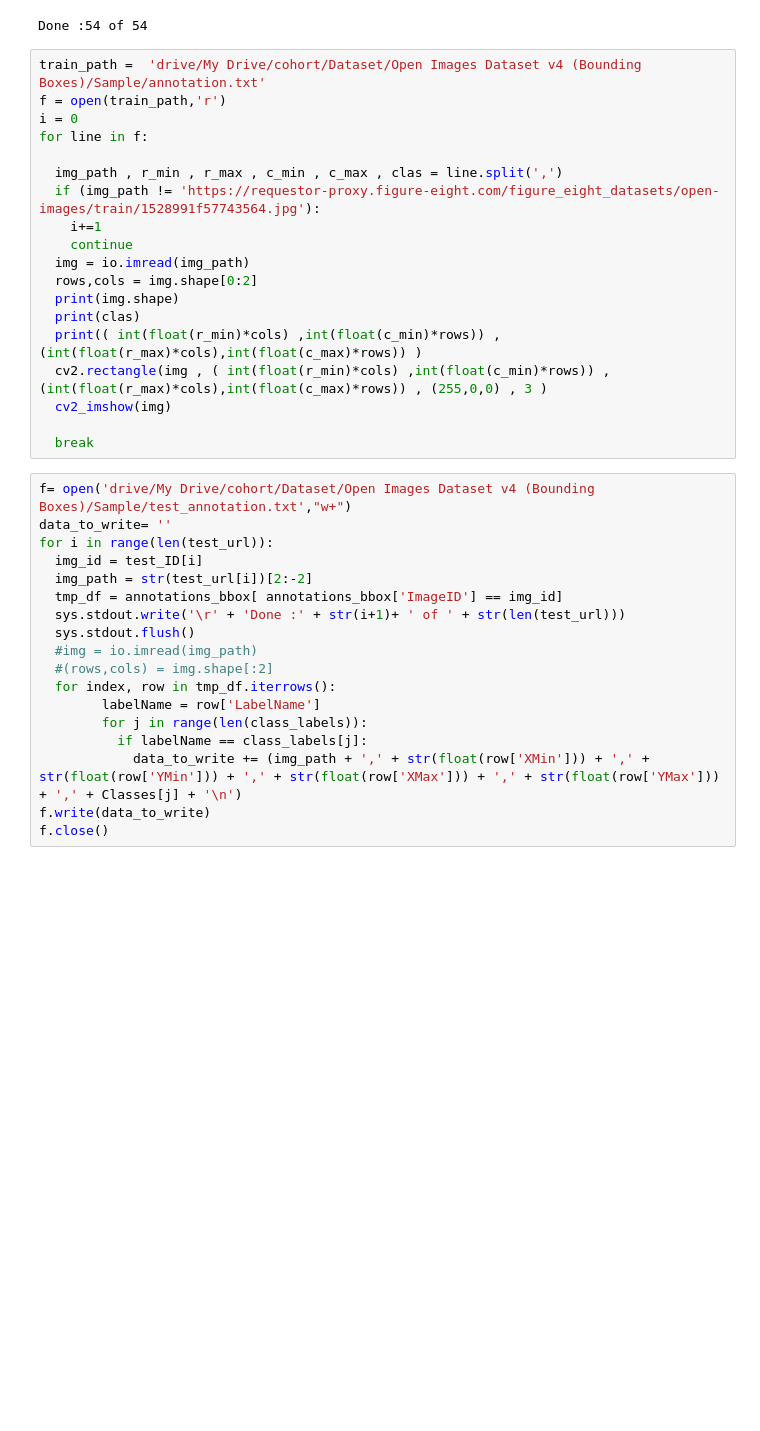
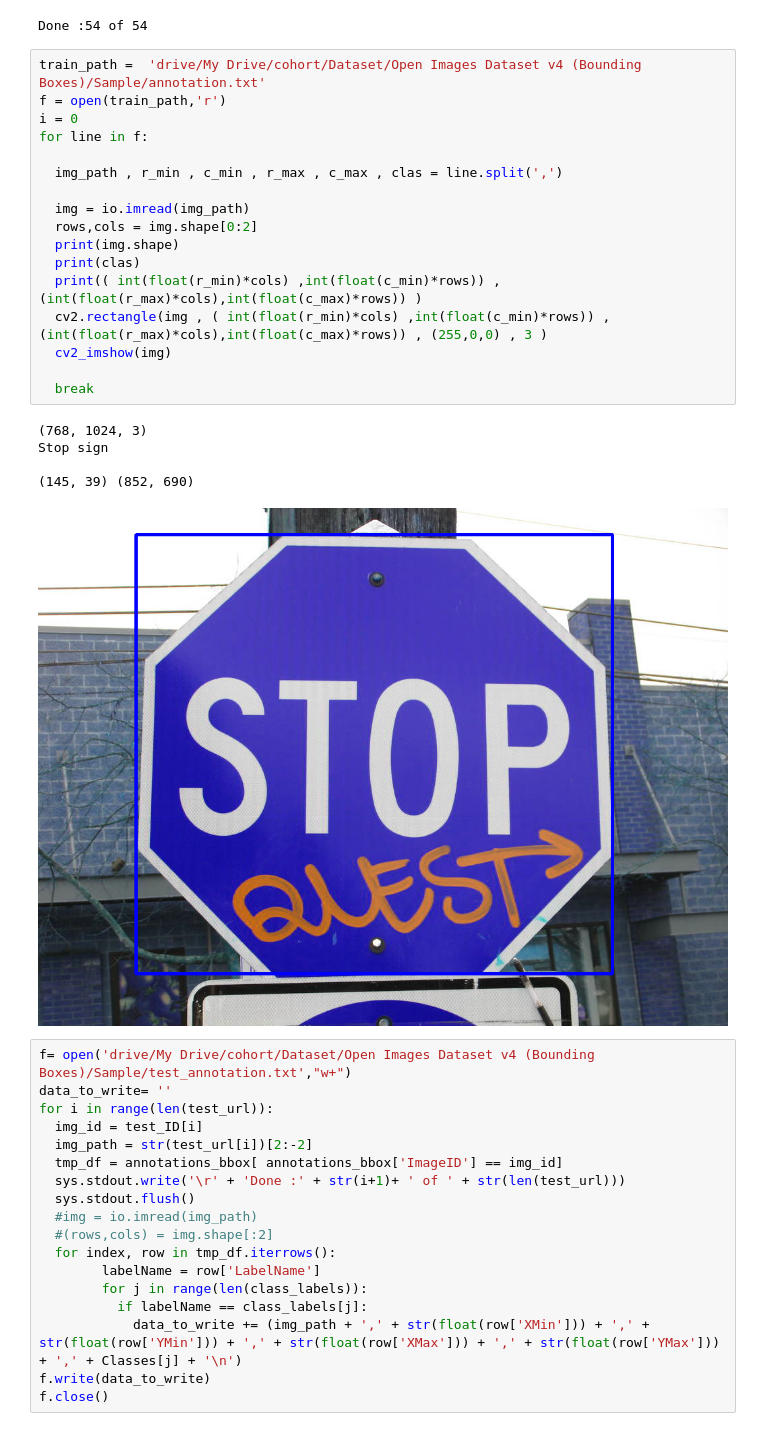
Before and after one commit to Sujith2k/An-Aid-for-the-Blind, a Jupyter notebook: ML/Model_training/data_preprocessing.ipynb, the cells around one changed output. Cells and saved outputs as stored; diff of their text form; blank space fills up the shorter version.

```diff
--- a/ML/Model_training/data_preprocessing.ipynb
+++ b/ML/Model_training/data_preprocessing.ipynb
@@ -159,22 +161,26 @@ Done :54 of 54
 # %%
 train_path =  'drive/My Drive/cohort/Dataset/Open Images Dataset v4 (Bounding Boxes)/Sample/annotation.txt'
 f = open(train_path,'r')
 i = 0
 for line in f:
 
-  img_path , r_min , r_max , c_min , c_max , clas = line.split(',')
-  if (img_path != 'https://requestor-proxy.figure-eight.com/figure_eight_datasets/open-images/train/1528991f57743564.jpg'):
-    i+=1
-    continue
+  img_path , r_min , c_min , r_max , c_max , clas = line.split(',')
+
   img = io.imread(img_path)
   rows,cols = img.shape[0:2]
   print(img.shape)
   print(clas)
   print(( int(float(r_min)*cols) ,int(float(c_min)*rows)) , (int(float(r_max)*cols),int(float(c_max)*rows)) )
   cv2.rectangle(img , ( int(float(r_min)*cols) ,int(float(c_min)*rows)) , (int(float(r_max)*cols),int(float(c_max)*rows)) , (255,0,0) , 3 )
   cv2_imshow(img)
 
   break
+# %% [output]
+(768, 1024, 3)
+Stop sign
+
+(145, 39) (852, 690)
+[figure, added]
 # %%
 f= open('drive/My Drive/cohort/Dataset/Open Images Dataset v4 (Bounding Boxes)/Sample/test_annotation.txt',"w+")
 data_to_write= ''
```
Also changed, not shown: parts of 1 cell of this notebook.
